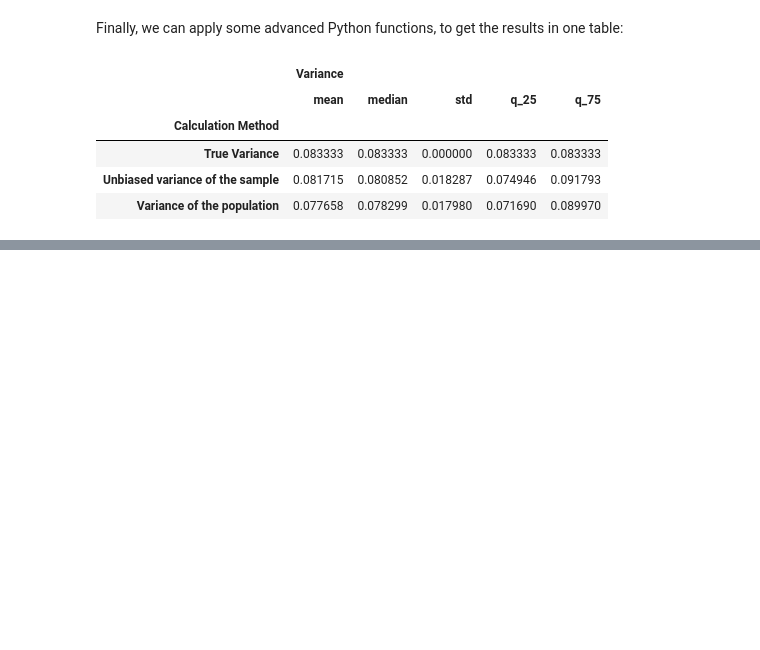
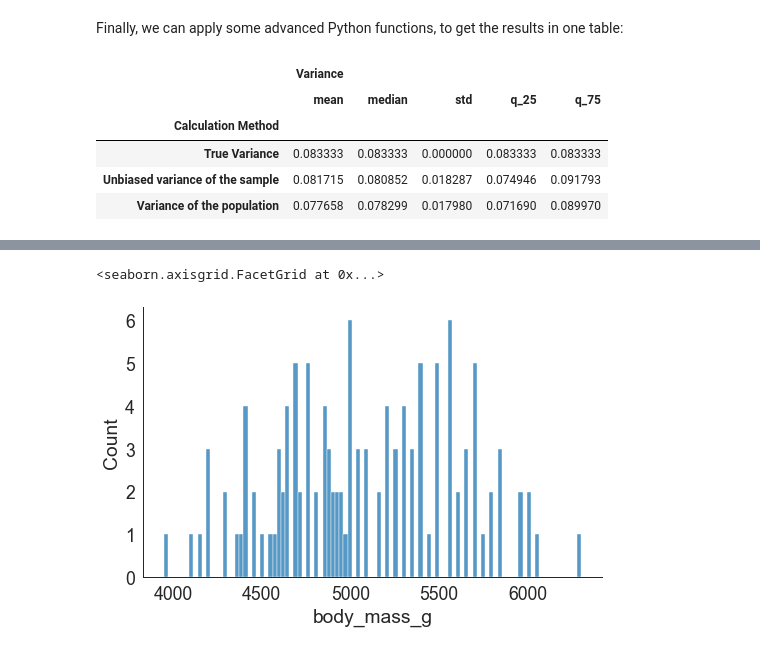
Before and after one commit to jhumci/BLT_BDS, a Jupyter notebook: 4_Visualisierung_und_Datenbanken.ipynb, the cells around one changed output, grey strips where cells are left out. Saved outputs shown, nothing was run; the diff lists cells and outputs as text; code cells hidden in the pictures; blank space fills up the shorter version.

```diff
--- a/4_Visualisierung_und_Datenbanken.ipynb
+++ b/4_Visualisierung_und_Datenbanken.ipynb
@@ -712,0 +747,4 @@ df1
+# %%
+dataset = sns.load_dataset("penguins")
+dataset = dataset[dataset["species"]=="Gentoo"]
+dataset
@@ -712,0 +765,7 @@ df1
+# %%
+sns.set_style('white')
+sns.set_context("paper", font_scale = 2)
+sns.displot(data=dataset, x="body_mass_g", kind="hist", bins = 100, aspect = 1.5)
+# %% [output]
+<seaborn.axisgrid.FacetGrid at 0x...>
+[figure, added]
```
Also changed, not shown: parts of 5 cells of this notebook, 13 other files.
